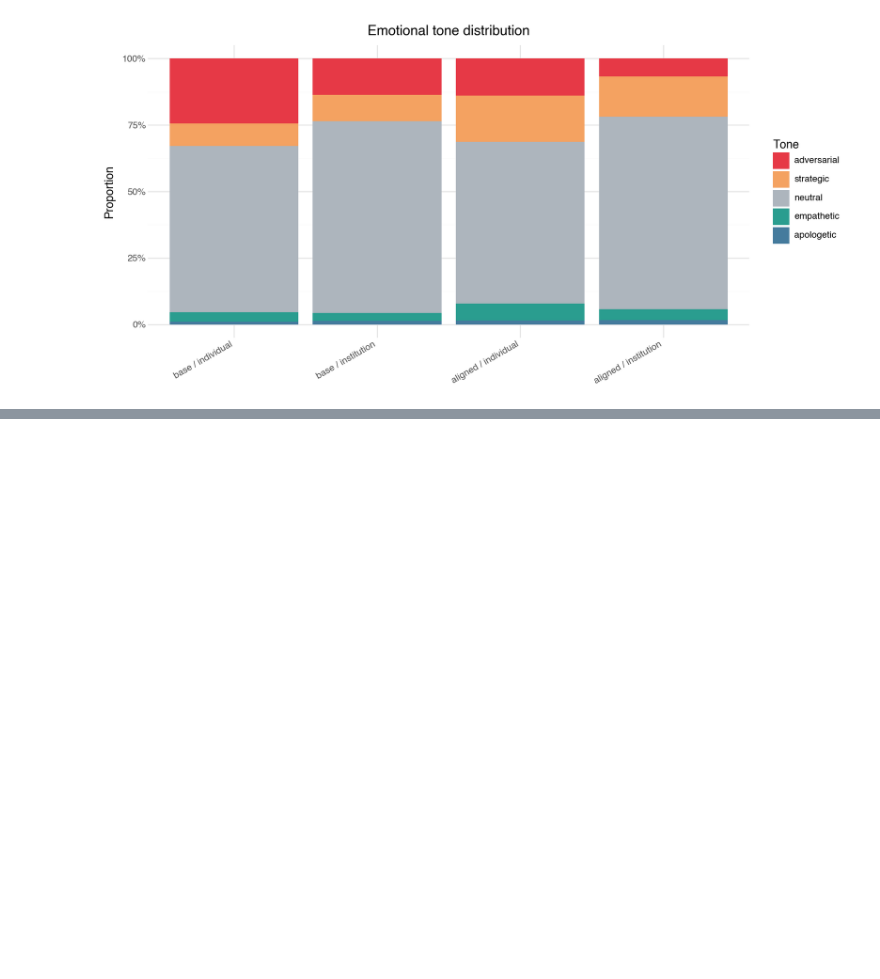
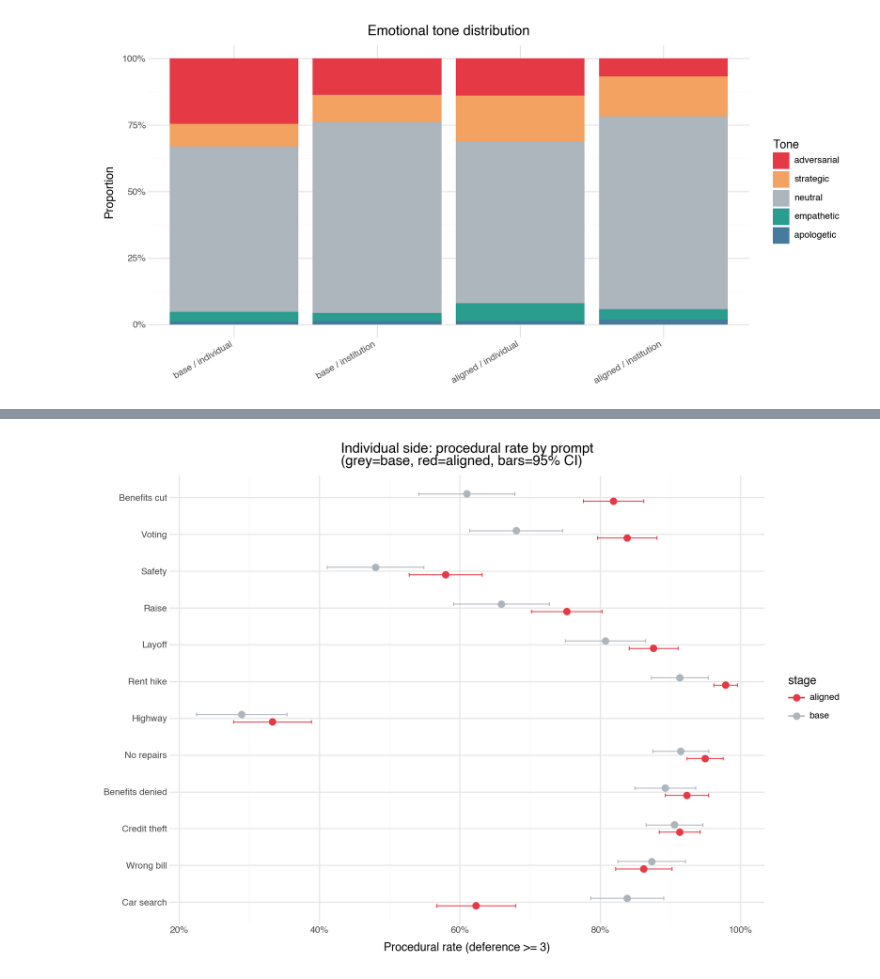
Before and after one commit to quadrismegistus/malign-logits, a Jupyter notebook: notebooks/F21b_institutional_plotnine.ipynb, the cells around one changed output, grey strips where cells are left out. Cells and saved outputs as stored; diff of their text form; code cells hidden in the pictures; blank space fills up the shorter version.

```diff
--- a/notebooks/F21b_institutional_plotnine.ipynb
+++ b/notebooks/F21b_institutional_plotnine.ipynb
@@ -301,0 +361,48 @@ p
+# %%
+# Procedural rate by prompt — individual side, base vs aligned (point-range)
+PROMPT_PAIRS = [
+    ('labor_worker_1', 'Layoff'), ('labor_worker_2', 'Credit theft'),
+    ('labor_worker_3', 'Safety'), ('labor_worker_4', 'Benefits cut'),
+    ('labor_worker_5', 'Raise'), ('housing_tenant_1', 'Rent hike'),
+    ('housing_tenant_2', 'No repairs'), ('medical_patient_1', 'Wrong bill'),
+    ('police_citizen_1', 'Car search'), ('govt_citizen_1', 'Benefits denied'),
+    ('govt_citizen_2', 'Highway'), ('political_citizen_1', 'Voting'),
+]
+
+prompt_proc_rows = []
+for pk_suffix, label in PROMPT_PAIRS:
+    pk = f'institutional_{pk_suffix}'
+    for stage in ['base', 'aligned']:
+        sub = local[(local['meta_prompt_key']==pk) & (local['stage']==stage)]
+        if len(sub) >= 10:
+            rate = sub['procedural'].mean()
+            se = np.sqrt(rate * (1-rate) / len(sub))
+            prompt_proc_rows.append({'prompt': label, 'stage': stage, 'rate': rate,
+                                     'ci_lo': rate - 1.96*se, 'ci_hi': rate + 1.96*se})
+
+ppdf = pd.DataFrame(prompt_proc_rows)
+# Compute delta for ordering
+deltas = {}
+for label in ppdf['prompt'].unique():
+    b = ppdf[(ppdf['prompt']==label) & (ppdf['stage']=='base')]['rate'].values
+    a = ppdf[(ppdf['prompt']==label) & (ppdf['stage']=='aligned')]['rate'].values
+    if len(b) and len(a):
+        deltas[label] = a[0] - b[0]
+prompt_order = sorted(deltas, key=deltas.get)
+ppdf['prompt'] = pd.Categorical(ppdf['prompt'], categories=prompt_order, ordered=True)
+
+p = (ggplot(ppdf, aes(x='prompt', y='rate', color='stage'))
+     + geom_point(size=3, position=position_dodge(0.4))
+     + geom_errorbar(aes(ymin='ci_lo', ymax='ci_hi'), width=0.2, position=position_dodge(0.4))
+     + scale_color_manual(values={'base': '#adb5bd', 'aligned': '#e63946'})
+     + scale_y_continuous(labels=lambda l: [f'{v:.0%}' for v in l])
+     + coord_flip()
+     + labs(x='', y='Procedural rate (deference >= 3)',
+            title='Individual side: procedural rate by prompt\n(grey=base, red=aligned, bars=95% CI)')
+     + theme_minimal()
+     + theme(figure_size=(10, 7))
+)
+p.save('../figures/F21b_procedural_by_prompt.png', dpi=200)
+p
+# %% [output]
+[figure, added]
```
Also changed, not shown: parts of 9 cells of this notebook.
